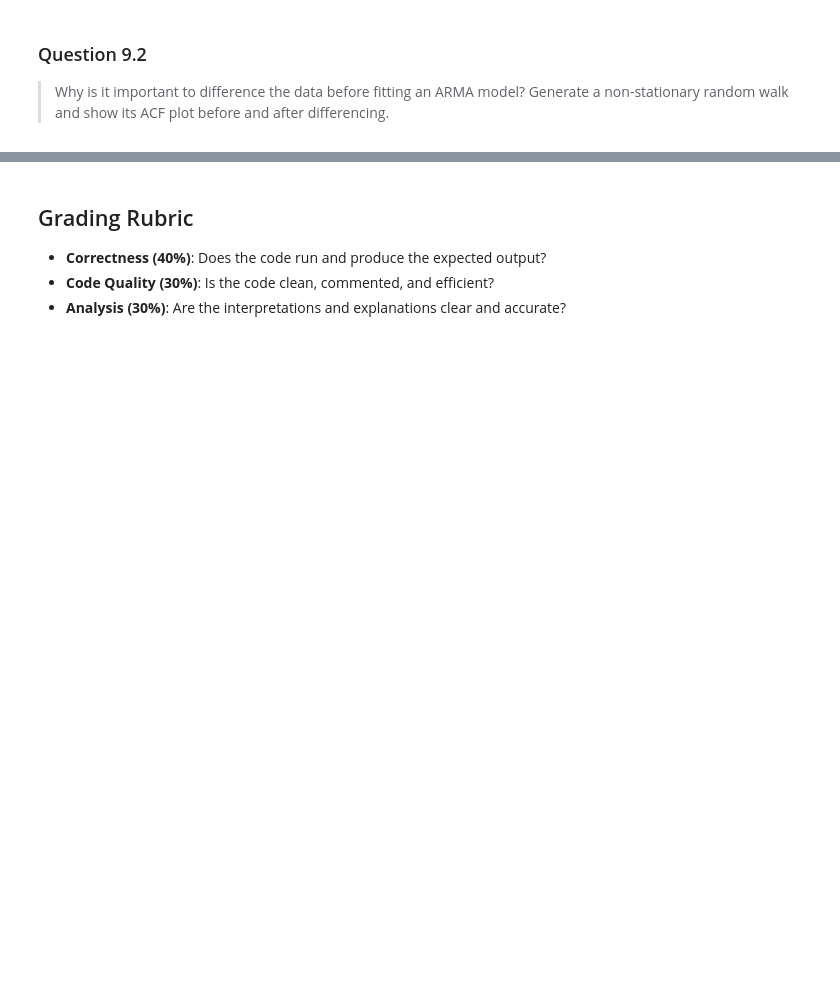
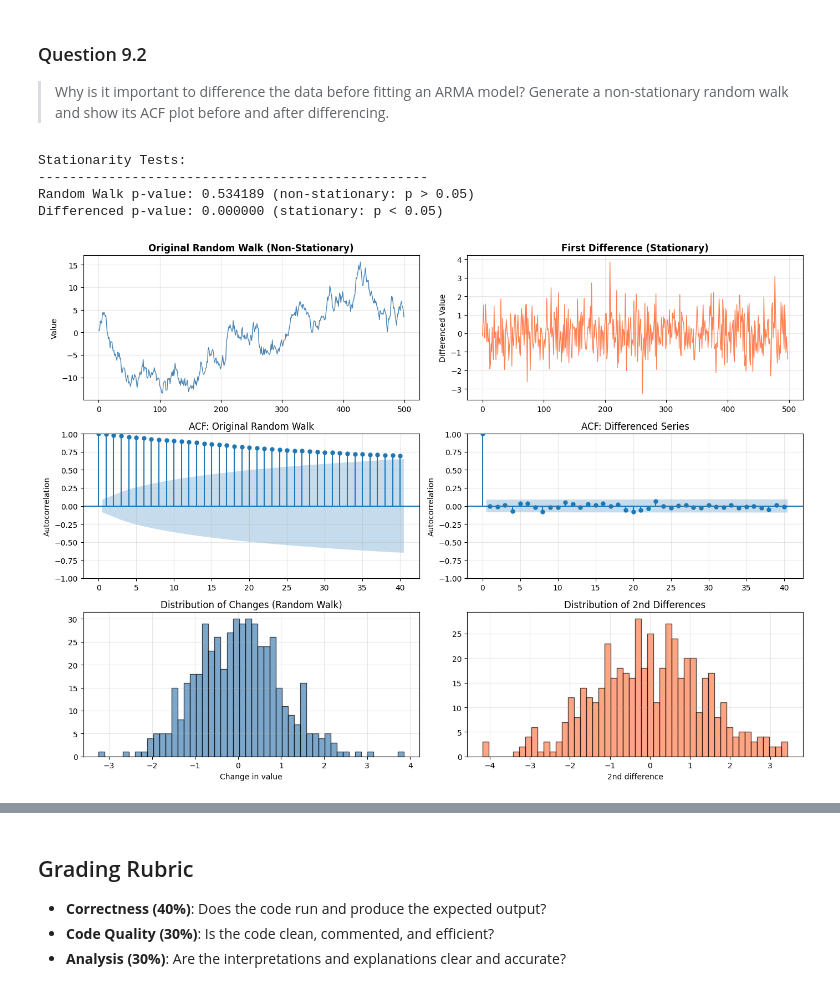
Before and after one commit to VickyGuo0907/DSE6230-forecasting-class-course-materials, a Jupyter notebook: assignments/week03_assignment.ipynb, the cells around one changed output, grey strips where cells are left out. Saved outputs shown, nothing was run; the diff lists cells and outputs as text; code cells hidden in the pictures; blank space fills up the shorter version.

```diff
--- a/assignments/week03_assignment.ipynb
+++ b/assignments/week03_assignment.ipynb
@@ -92,3 +194,68 @@ Complete the following exercises from *fpppy* Chapters 8 and 9.
 > Why is it important to difference the data before fitting an ARMA model? Generate a non-stationary random walk and show its ACF plot before and after differencing.
 # %%
 # Your code here
+import numpy as np
+import matplotlib.pyplot as plt
+from statsmodels.graphics.tsaplots import plot_acf
+from statsmodels.tsa.stattools import adfuller
+
+# Generate a non-stationary random walk
+np.random.seed(42)
+n = 500
+noise = np.random.randn(n)
+random_walk = np.cumsum(noise)  # Cumulative sum = random walk (non-stationary)
+
+# Create differenced series
+differenced = np.diff(random_walk)
+
+# Test stationarity
+print("Stationarity Tests:")
+print("-" * 50)
+rw_adf = adfuller(random_walk)
+print(f"Random Walk p-value: {rw_adf[1]:.6f} (non-stationary: p > 0.05)")
+
+diff_adf = adfuller(differenced)
+print(f"Differenced p-value: {diff_adf[1]:.6f} (stationary: p < 0.05)")
+
+# Plot: original vs differenced
+fig, axes = plt.subplots(3, 2, figsize=(14, 10))
+
+# Row 1: Time series
+axes[0, 0].plot(random_walk, linewidth=1, color='steelblue')
+axes[0, 0].set_title('Original Random Walk (Non-Stationary)', fontsize=12, fontweight='bold')
+axes[0, 0].set_ylabel('Value')
+axes[0, 0].grid(True, alpha=0.3)
+
+axes[0, 1].plot(differenced, linewidth=1, color='coral')
+axes[0, 1].set_title('First Difference (Stationary)', fontsize=12, fontweight='bold')
+axes[0, 1].set_ylabel('Differenced Value')
+axes[0, 1].grid(True, alpha=0.3)
+
+# Row 2: ACF plots
+plot_acf(random_walk, lags=40, ax=axes[1, 0], title='ACF: Original Random Walk')
+axes[1, 0].set_ylabel('Autocorrelation')
+axes[1, 0].grid(True, alpha=0.3)
+
+plot_acf(differenced, lags=40, ax=axes[1, 1], title='ACF: Differenced Series')
+axes[1, 1].set_ylabel('Autocorrelation')
+axes[1, 1].grid(True, alpha=0.3)
+
+# Row 3: Histogram/distribution
+axes[2, 0].hist(np.diff(random_walk), bins=50, color='steelblue', alpha=0.7, edgecolor='black')
+axes[2, 0].set_title('Distribution of Changes (Random Walk)', fontsize=12)
+axes[2, 0].set_xlabel('Change in value')
+axes[2, 0].grid(True, alpha=0.3)
+
+axes[2, 1].hist(np.diff(differenced), bins=50, color='coral', alpha=0.7, edgecolor='black')
+axes[2, 1].set_title('Distribution of 2nd Differences', fontsize=12)
+axes[2, 1].set_xlabel('2nd difference')
+axes[2, 1].grid(True, alpha=0.3)
+
+plt.tight_layout()
+plt.show()
+# %% [output]
+Stationarity Tests:
+--------------------------------------------------
+Random Walk p-value: 0.534189 (non-stationary: p > 0.05)
+Differenced p-value: 0.000000 (stationary: p < 0.05)
+[figure, added]
```
Also changed, not shown: parts of 9 cells of this notebook.
